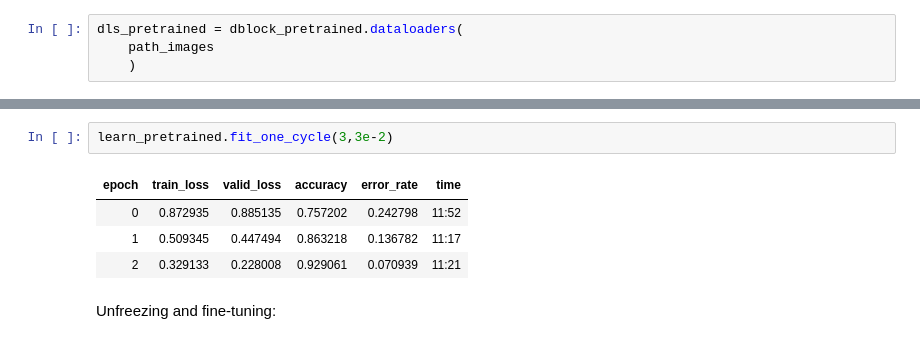
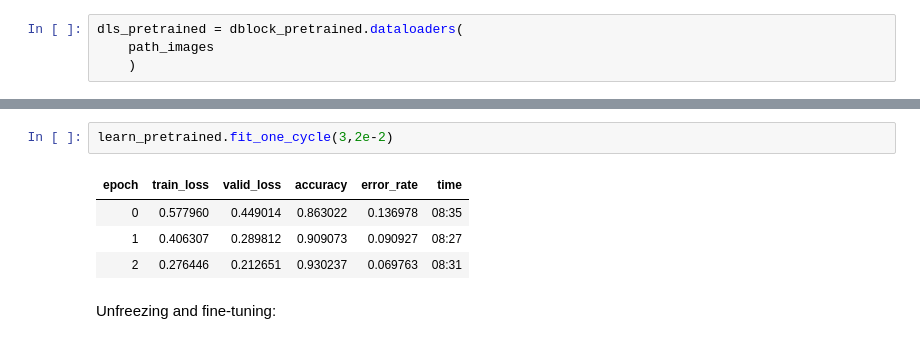
Before and after one commit to EnricoMartello/ML_WhaleRecognition, a Jupyter notebook: whale_recognition_fastai_hd.ipynb, the cells around one changed output, grey strips where cells are left out. Saved outputs shown, nothing was run; the diff lists cells and outputs as text.

```diff
--- a/whale_recognition_fastai_hd.ipynb
+++ b/whale_recognition_fastai_hd.ipynb
@@ -292,10 +320,10 @@ learn_pretrained.lr_find()
 # %%
-learn_pretrained.fit_one_cycle(3,3e-2)
+learn_pretrained.fit_one_cycle(3,2e-2)
 # %% [output]
 | epoch | train_loss | valid_loss | accuracy | error_rate | time |
-| 0 | 0.872935 | 0.885135 | 0.757202 | 0.242798 | 11:52 |
-| 1 | 0.509345 | 0.447494 | 0.863218 | 0.136782 | 11:17 |
-| 2 | 0.329133 | 0.228008 | 0.929061 | 0.070939 | 11:21 |
+| 0 | 0.577960 | 0.449014 | 0.863022 | 0.136978 | 08:35 |
+| 1 | 0.406307 | 0.289812 | 0.909073 | 0.090927 | 08:27 |
+| 2 | 0.276446 | 0.212651 | 0.930237 | 0.069763 | 08:31 |
 # %% [markdown]
 Unfreezing and fine-tuning:
 # %%
```
Also changed, not shown: parts of 30 cells of this notebook.
